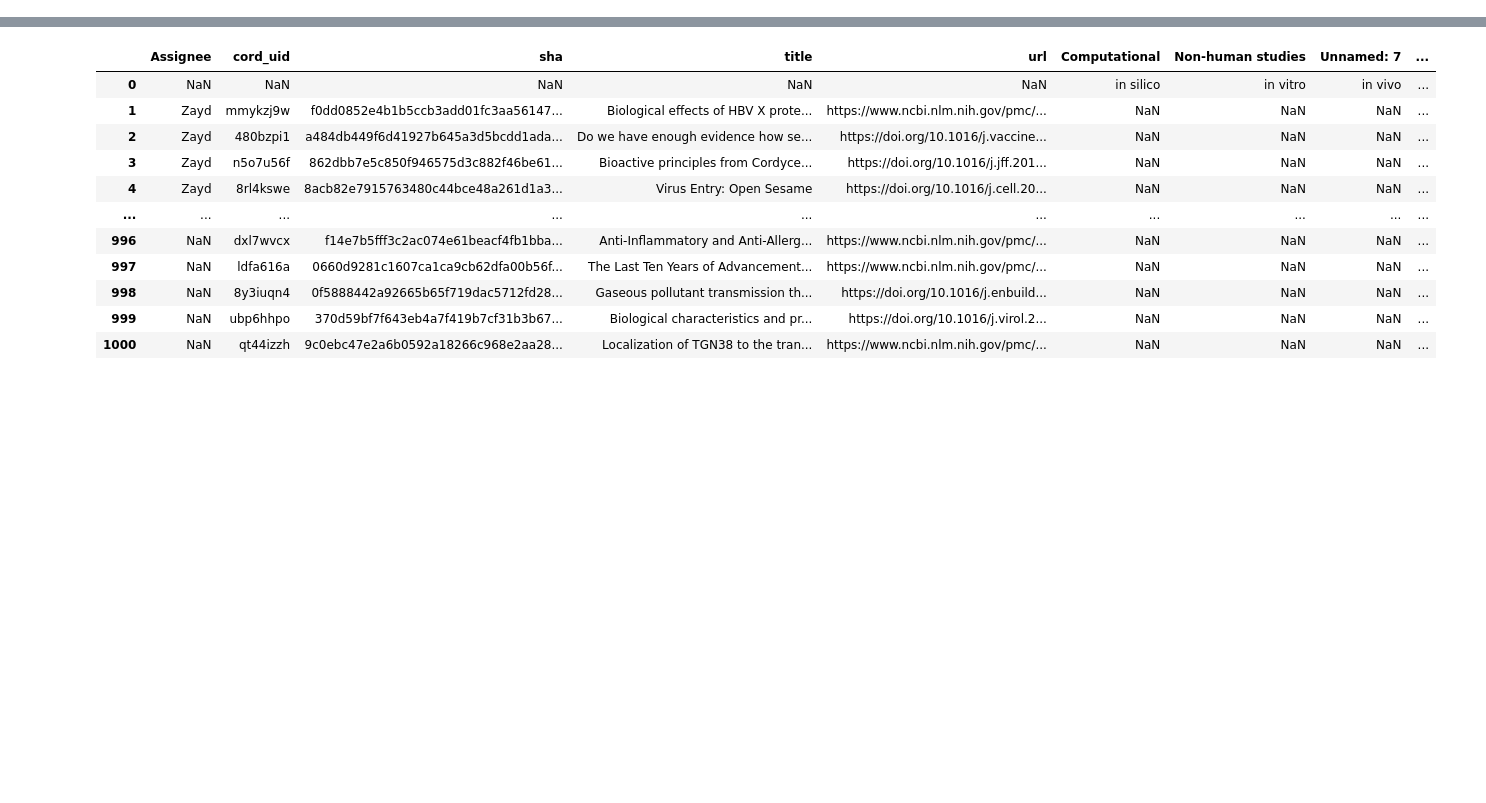
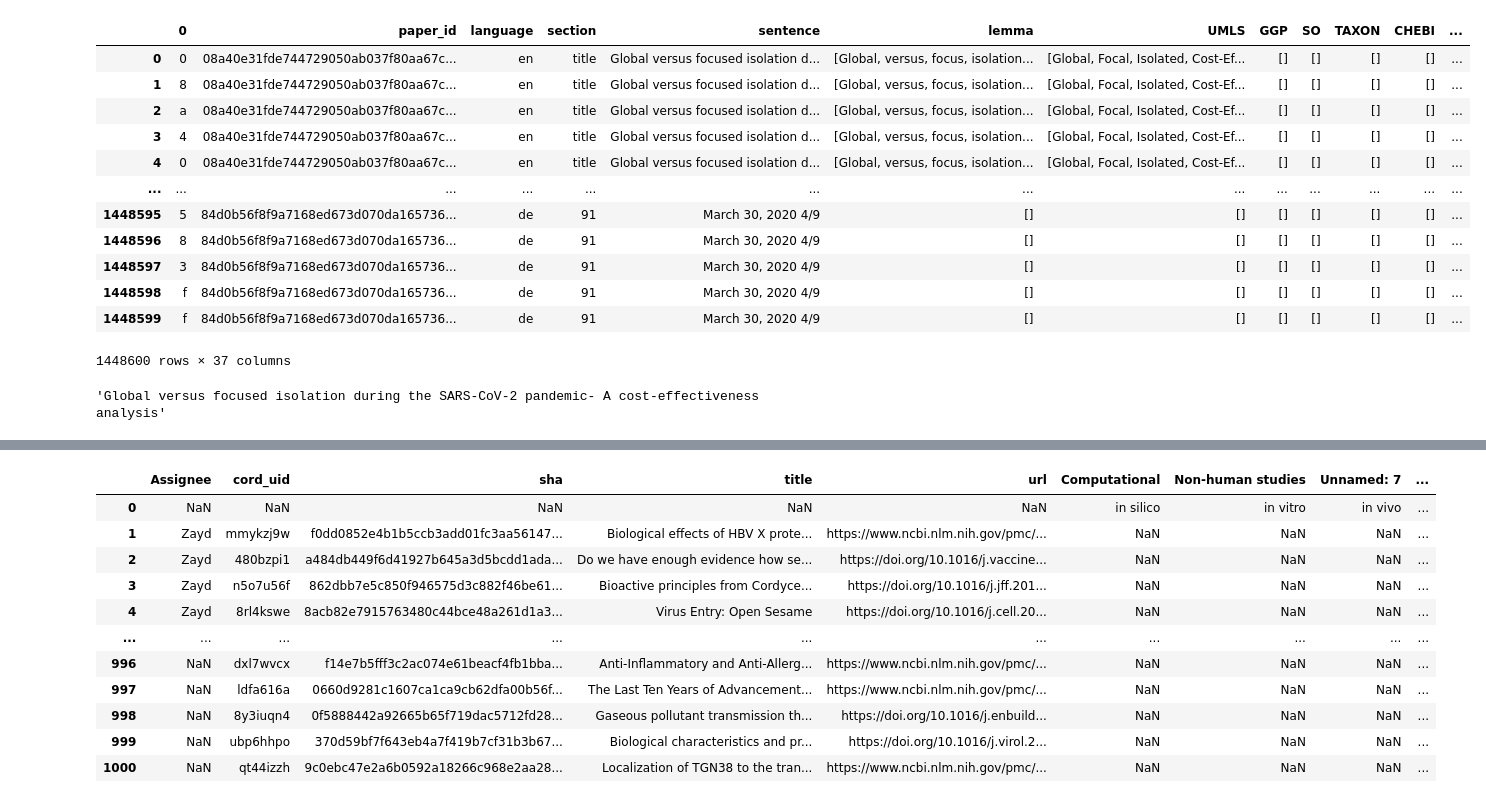
Before and after one commit to mindyng/Covid19, a Jupyter notebook: Paper_Study_Design_Annotation_BaselineModel_TreeModels.ipynb, the cells around one changed output, grey strips where cells are left out. Cells and saved outputs as stored; diff of their text form; code cells hidden in the pictures; blank space fills up the shorter version.

```diff
--- a/Paper_Study_Design_Annotation_BaselineModel_TreeModels.ipynb
+++ b/Paper_Study_Design_Annotation_BaselineModel_TreeModels.ipynb
@@ -26,0 +47,57 @@ JSONDecodeError: ignored
+# %%
+df = json_normalize(text, 'paper_id', ['paper_id',
+ 'language',
+ 'section',
+ 'sentence',
+ 'lemma',
+ 'UMLS',
+ 'GGP',
+ 'SO',
+ 'TAXON',
+ 'CHEBI',
+ 'GO',
+ 'CL',
+ 'DNA',
+ 'CELL_TYPE',
+ 'CELL_LINE',
+ 'RNA',
+ 'PROTEIN',
+ 'DISEASE',
+ 'CHEMICAL',
+ 'CANCER',
+ 'ORGAN',
+ 'TISSUE',
+ 'ORGANISM',
+ 'CELL',
+ 'AMINO_ACID',
+ 'GENE_OR_GENE_PRODUCT',
+ 'SIMPLE_CHEMICAL',
+ 'ANATOMICAL_SYSTEM',
+ 'IMMATERIAL_ANATOMICAL_ENTITY',
+ 'MULTI-TISSUE_STRUCTURE',
+ 'DEVELOPING_ANATOMICAL_STRUCTURE',
+ 'ORGANISM_SUBDIVISION',
+ 'CELLULAR_COMPONENT',
+ 'PATHOLOGICAL_FORMATION',
+ 'ORGANISM_SUBSTANCE',
+ 'sentence_id'])
+df
+# %% [output]
+|  | 0 | paper_id | language | section | sentence | lemma | UMLS | GGP | SO | TAXON | CHEBI | ... |
+| 0 | 0 | 08a40e31fde744729050ab037f80aa67c... | en | title | Global versus focused isolation d... | [Global, versus, focus, isolation... | [Global, Focal, Isolated, Cost-Ef... | [] | [] | [] | [] | ... |
+| 1 | 8 | 08a40e31fde744729050ab037f80aa67c... | en | title | Global versus focused isolation d... | [Global, versus, focus, isolation... | [Global, Focal, Isolated, Cost-Ef... | [] | [] | [] | [] | ... |
+| 2 | a | 08a40e31fde744729050ab037f80aa67c... | en | title | Global versus focused isolation d... | [Global, versus, focus, isolation... | [Global, Focal, Isolated, Cost-Ef... | [] | [] | [] | [] | ... |
+| 3 | 4 | 08a40e31fde744729050ab037f80aa67c... | en | title | Global versus focused isolation d... | [Global, versus, focus, isolation... | [Global, Focal, Isolated, Cost-Ef... | [] | [] | [] | [] | ... |
+| 4 | 0 | 08a40e31fde744729050ab037f80aa67c... | en | title | Global versus focused isolation d... | [Global, versus, focus, isolation... | [Global, Focal, Isolated, Cost-Ef... | [] | [] | [] | [] | ... |
+| ... | ... | ... | ... | ... | ... | ... | ... | ... | ... | ... | ... | ... |
+| 1448595 | 5 | 84d0b56f8f9a7168ed673d070da165736... | de | 91 | March 30, 2020 4/9 | [] | [] | [] | [] | [] | [] | ... |
+| 1448596 | 8 | 84d0b56f8f9a7168ed673d070da165736... | de | 91 | March 30, 2020 4/9 | [] | [] | [] | [] | [] | [] | ... |
+| 1448597 | 3 | 84d0b56f8f9a7168ed673d070da165736... | de | 91 | March 30, 2020 4/9 | [] | [] | [] | [] | [] | [] | ... |
+| 1448598 | f | 84d0b56f8f9a7168ed673d070da165736... | de | 91 | March 30, 2020 4/9 | [] | [] | [] | [] | [] | [] | ... |
+| 1448599 | f | 84d0b56f8f9a7168ed673d070da165736... | de | 91 | March 30, 2020 4/9 | [] | [] | [] | [] | [] | [] | ... |
+1448600 rows × 37 columns
+# %%
+sentence_sample = df['sentence'][0]
+sentence_sample
+# %% [output]
+'Global versus focused isolation during the SARS-CoV-2 pandemic- A cost-effectiveness analysis'
```
Also changed, not shown: parts of 7 cells of this notebook.
